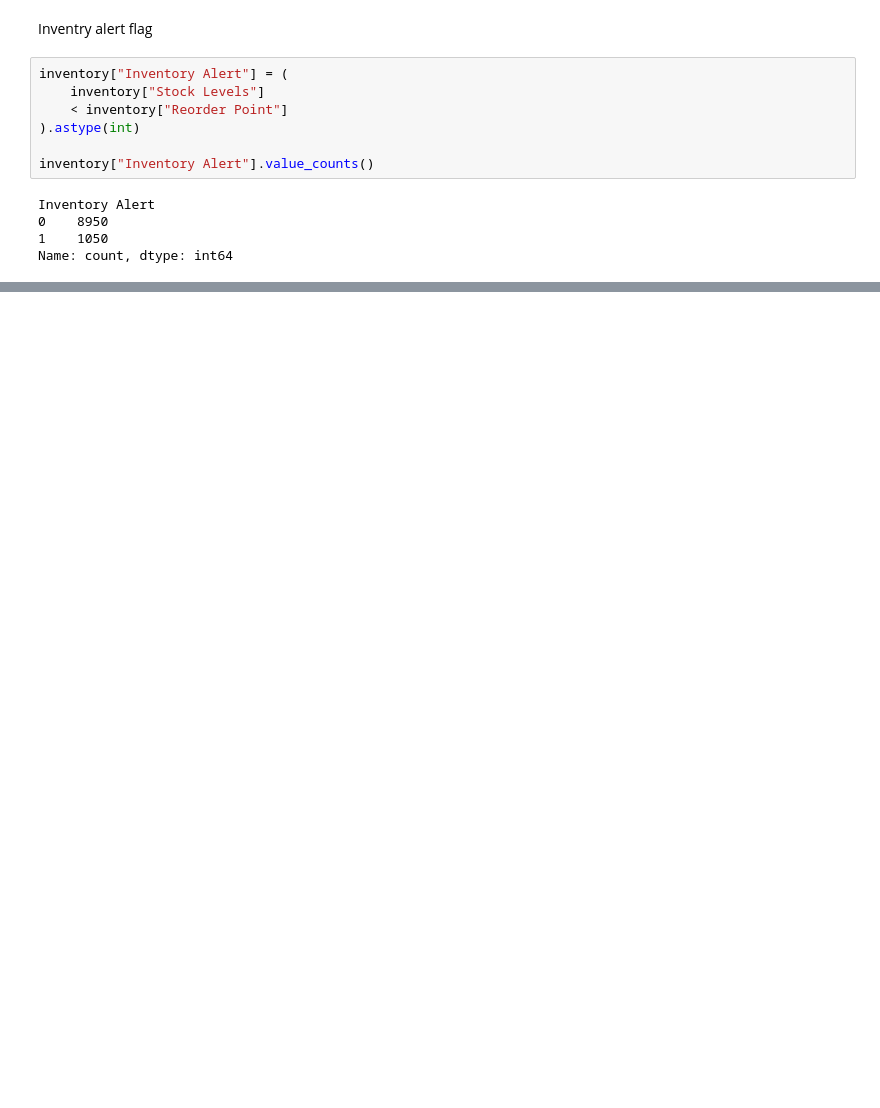
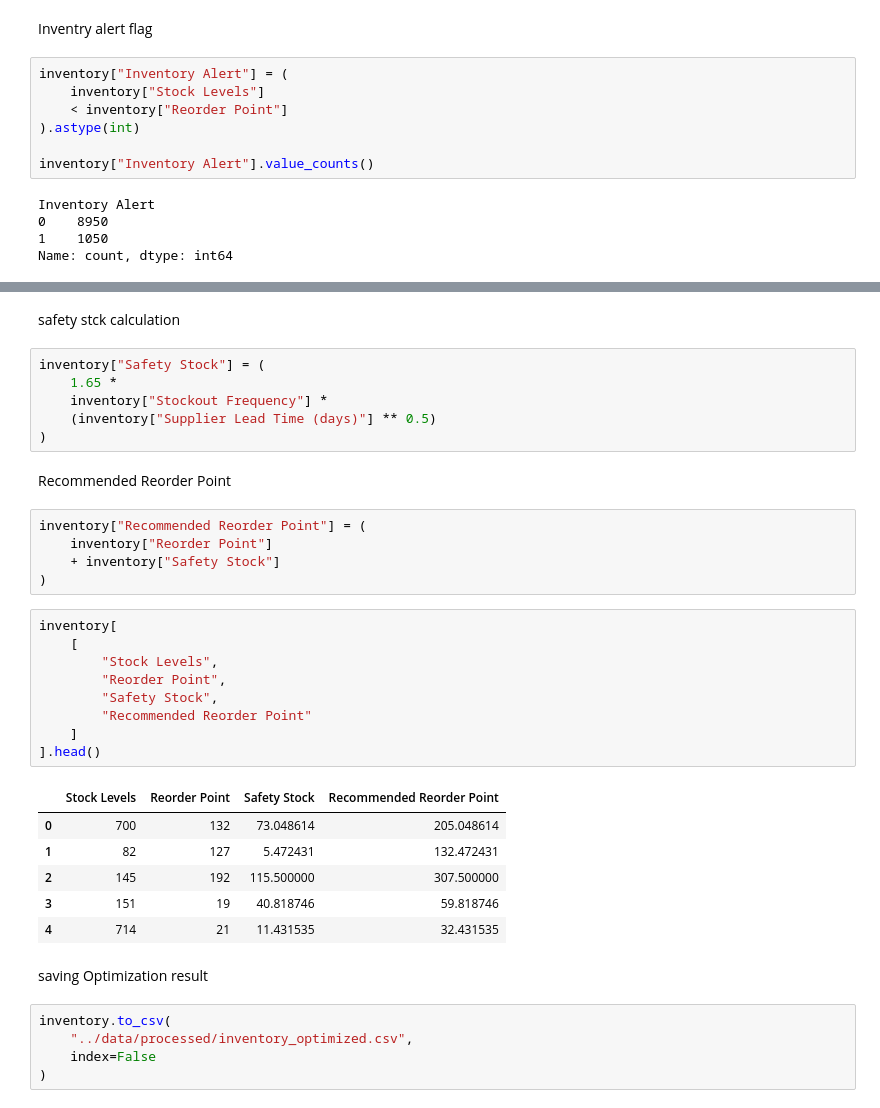
Before and after one commit to patelshivam109/Inventory_Optimization_System, a Jupyter notebook: notebooks/inventory_monitoring.ipynb, the cells around one changed output, grey strips where cells are left out. Cells and saved outputs as stored; diff of their text form; blank space fills up the shorter version.

```diff
--- a/notebooks/inventory_monitoring.ipynb
+++ b/notebooks/inventory_monitoring.ipynb
@@ -83,0 +134,38 @@ Name: count, dtype: int64
+# %% [markdown]
+safety stck calculation
+# %%
+inventory["Safety Stock"] = (
+    1.65 *
+    inventory["Stockout Frequency"] *
+    (inventory["Supplier Lead Time (days)"] ** 0.5)
+)
+# %% [markdown]
+Recommended Reorder Point
+# %%
+inventory["Recommended Reorder Point"] = (
+    inventory["Reorder Point"]
+    + inventory["Safety Stock"]
+)
+# %%
+inventory[
+    [
+        "Stock Levels",
+        "Reorder Point",
+        "Safety Stock",
+        "Recommended Reorder Point"
+    ]
+].head()
+# %% [output]
+|  | Stock Levels | Reorder Point | Safety Stock | Recommended Reorder Point |
+| 0 | 700 | 132 | 73.048614 | 205.048614 |
+| 1 | 82 | 127 | 5.472431 | 132.472431 |
+| 2 | 145 | 192 | 115.500000 | 307.500000 |
+| 3 | 151 | 19 | 40.818746 | 59.818746 |
+| 4 | 714 | 21 | 11.431535 | 32.431535 |
+# %% [markdown]
+saving Optimization result
+# %%
+inventory.to_csv(
+    "../data/processed/inventory_optimized.csv",
+    index=False
+)
```
Also changed, not shown: parts of 6 cells of this notebook, 3 other files.
